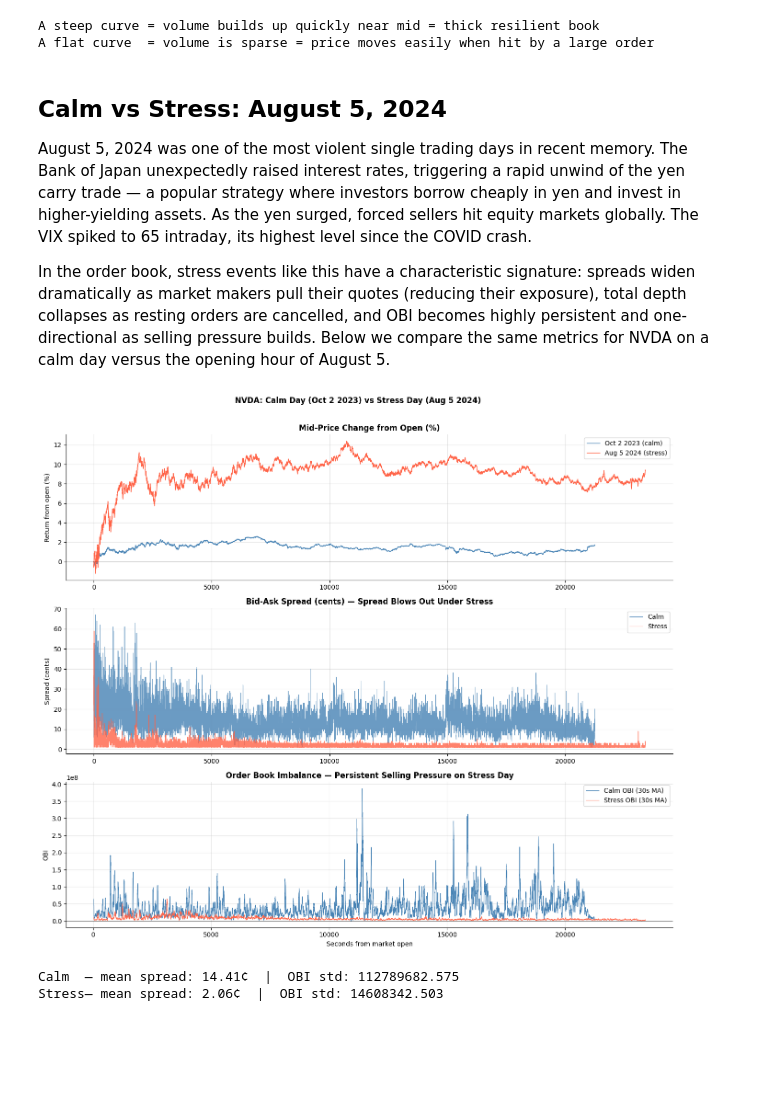
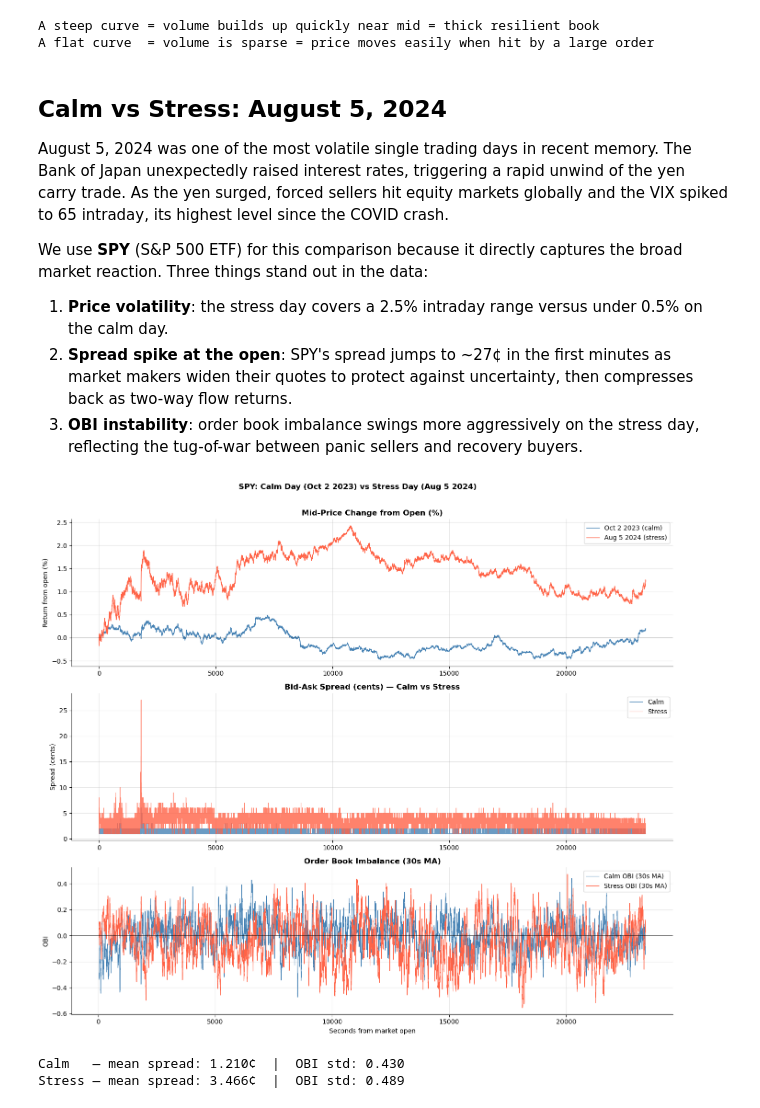
Before and after one commit to harrodyuan/DS4FE, a Jupyter notebook: DS4FE_Part4a_LOB_Data_Demo.ipynb, the cells around one changed output. Drawn from its saved outputs; the diff is of its cells as text; code cells hidden in the pictures; blank space fills up the shorter version.

```diff
--- a/DS4FE_Part4a_LOB_Data_Demo.ipynb
+++ b/DS4FE_Part4a_LOB_Data_Demo.ipynb
@@ -372,62 +428,65 @@ A flat curve  = volume is sparse = price moves easily when hit by a large order
 # %% [markdown]
 ## Calm vs Stress: August 5, 2024
 
-August 5, 2024 was one of the most violent single trading days in recent memory. The Bank of Japan unexpectedly raised interest rates, triggering a rapid unwind of the yen carry trade — a popular strategy where investors borrow cheaply in yen and invest in higher-yielding assets. As the yen surged, forced sellers hit equity markets globally. The VIX spiked to 65 intraday, its highest level since the COVID crash.
+August 5, 2024 was one of the most volatile single trading days in recent memory. The Bank of Japan unexpectedly raised interest rates, triggering a rapid unwind of the yen carry trade. As the yen surged, forced sellers hit equity markets globally and the VIX spiked to 65 intraday, its highest level since the COVID crash.
 
-In the order book, stress events like this have a characteristic signature: spreads widen dramatically as market makers pull their quotes (reducing their exposure), total depth collapses as resting orders are cancelled, and OBI becomes highly persistent and one-directional as selling pressure builds. Below we compare the same metrics for NVDA on a calm day versus the opening hour of August 5.
+We use **SPY** (S&P 500 ETF) for this comparison because it directly captures the broad market reaction. Three things stand out in the data:
+
+1. **Price volatility**: the stress day covers a 2.5% intraday range versus under 0.5% on the calm day.
+2. **Spread spike at the open**: SPY's spread jumps to ~27¢ in the first minutes as market makers widen their quotes to protect against uncertainty, then compresses back as two-way flow returns.
+3. **OBI instability**: order book imbalance swings more aggressively on the stress day, reflecting the tug-of-war between panic sellers and recovery buyers.
 # %%
-# Load stress period for NVDA
-nvda_stress = pd.read_parquet(f'{LOB_DIR}/lob_mbp1_NVDA_stress_aug2024.parquet')
-nvda_stress.index = nvda_stress.index.tz_convert('US/Eastern')
+# Load SPY for calm and stress periods
+spy_calm   = pd.read_parquet(f'{LOB_DIR}/lob_mbp1_SPY_calm_oct2023.parquet')
+spy_stress = pd.read_parquet(f'{LOB_DIR}/lob_mbp1_SPY_stress_aug2024.parquet')
+spy_calm.index   = spy_calm.index.tz_convert('US/Eastern')
+spy_stress.index = spy_stress.index.tz_convert('US/Eastern')
 
-# Extract one calm day and one stress day
-calm   = nvda.loc['2023-10-02'].between_time('09:30','16:00').copy()
-stress = nvda_stress.loc['2024-08-05'].between_time('09:30','16:00').copy()
+calm   = spy_calm.loc['2023-10-02'].between_time('09:30','16:00').copy()
+stress = spy_stress.loc['2024-08-05'].between_time('09:30','16:00').copy()
 
-for df, label in [(calm, 'calm'), (stress, 'stress')]:
+for df in [calm, stress]:
     df['spread'] = df['ask_px_00'] - df['bid_px_00']
-    df['obi_1']  = (df['bid_sz_00'] - df['ask_sz_00']) / (df['bid_sz_00'] + df['ask_sz_00'] + 1e-10)
-    df['mid']    = (df['bid_px_00'] + df['ask_px_00']) / 2
+    bsz = df['bid_sz_00'].astype(np.int64)
+    asz = df['ask_sz_00'].astype(np.int64)
+    df['obi_1'] = (bsz - asz) / (bsz + asz + 1e-10)
+    df['mid']   = (df['bid_px_00'] + df['ask_px_00']) / 2
 
 calm_1s   = calm[['spread','obi_1','mid']].resample('1s').last().dropna()
 stress_1s = stress[['spread','obi_1','mid']].resample('1s').last().dropna()
 
-# Normalise mid-price to 0 at open for comparison
 calm_mid_norm   = calm_1s['mid'] / calm_1s['mid'].iloc[0] - 1
 stress_mid_norm = stress_1s['mid'] / stress_1s['mid'].iloc[0] - 1
 
 fig, axes = plt.subplots(3, 1, figsize=(14, 12))
 
-# Mid-price (normalised)
 axes[0].plot(range(len(calm_mid_norm)),   calm_mid_norm*100,   color='steelblue', linewidth=1, label='Oct 2 2023 (calm)')
 axes[0].plot(range(len(stress_mid_norm)), stress_mid_norm*100, color='tomato',    linewidth=1, label='Aug 5 2024 (stress)')
 axes[0].axhline(0, color='black', linewidth=0.5)
 axes[0].set_title('Mid-Price Change from Open (%)', fontweight='bold')
 axes[0].set_ylabel('Return from open (%)')
 axes[0].legend()
 
-# Spread
 axes[1].plot(range(len(calm_1s)),   calm_1s['spread']*100,   color='steelblue', linewidth=0.8, alpha=0.8, label='Calm')
 axes[1].plot(range(len(stress_1s)), stress_1s['spread']*100, color='tomato',    linewidth=0.8, alpha=0.8, label='Stress')
-axes[1].set_title('Bid-Ask Spread (cents) — Spread Blows Out Under Stress', fontweight='bold')
+axes[1].set_title('Bid-Ask Spread (cents) — Calm vs Stress', fontweight='bold')
 axes[1].set_ylabel('Spread (cents)')
 axes[1].legend()
 
-# OBI
 axes[2].plot(range(len(calm_1s)),   calm_1s['obi_1'].rolling(30).mean(),   color='steelblue', linewidth=0.8, label='Calm OBI (30s MA)')
 axes[2].plot(range(len(stress_1s)), stress_1s['obi_1'].rolling(30).mean(), color='tomato',    linewidth=0.8, label='Stress OBI (30s MA)')
 axes[2].axhline(0, color='black', linewidth=0.5)
-axes[2].set_title('Order Book Imbalance — Persistent Selling Pressure on Stress Day', fontweight='bold')
+axes[2].set_title('Order Book Imbalance (30s MA)', fontweight='bold')
 axes[2].set_ylabel('OBI')
 axes[2].set_xlabel('Seconds from market open')
 axes[2].legend()
-plt.suptitle('NVDA: Calm Day (Oct 2 2023) vs Stress Day (Aug 5 2024)', fontweight='bold', y=1.01)
+plt.suptitle('SPY: Calm Day (Oct 2 2023) vs Stress Day (Aug 5 2024)', fontweight='bold', y=1.01)
 plt.tight_layout()
 plt.show()
 
-print(f"Calm  — mean spread: {calm_1s['spread'].mean()*100:.2f}¢  |  OBI std: {calm_1s['obi_1'].std():.3f}")
-print(f"Stress— mean spread: {stress_1s['spread'].mean()*100:.2f}¢  |  OBI std: {stress_1s['obi_1'].std():.3f}")
+print(f"Calm   — mean spread: {calm_1s['spread'].mean()*100:.3f}¢  |  OBI std: {calm_1s['obi_1'].std():.3f}")
+print(f"Stress — mean spread: {stress_1s['spread'].mean()*100:.3f}¢  |  OBI std: {stress_1s['obi_1'].std():.3f}")
 # %% [output]
-[figure, old version]
+[figure, new version]
-Calm  — mean spread: 14.41¢  |  OBI std: 112789682.575
-Stress— mean spread: 2.06¢  |  OBI std: 14608342.503
+Calm   — mean spread: 1.210¢  |  OBI std: 0.430
+Stress — mean spread: 3.466¢  |  OBI std: 0.489
```
Also changed, not shown: parts of 12 cells of this notebook, 3 other files.
